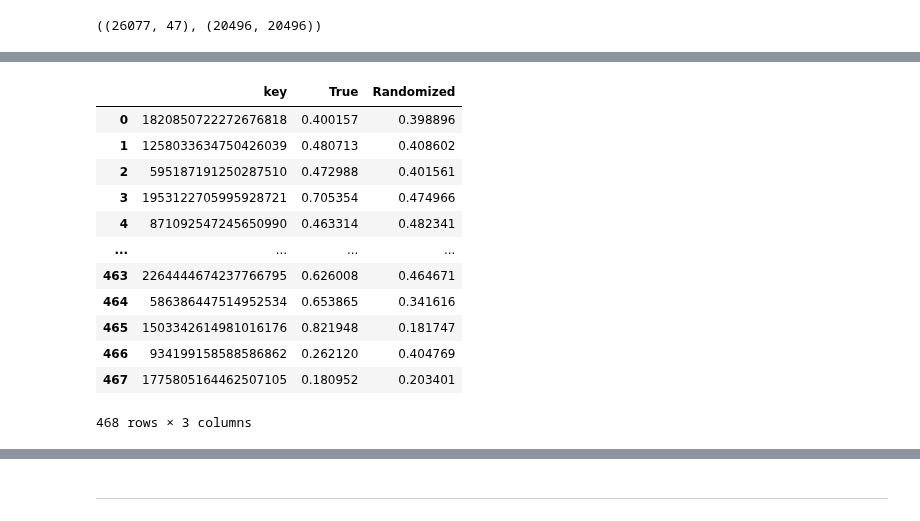
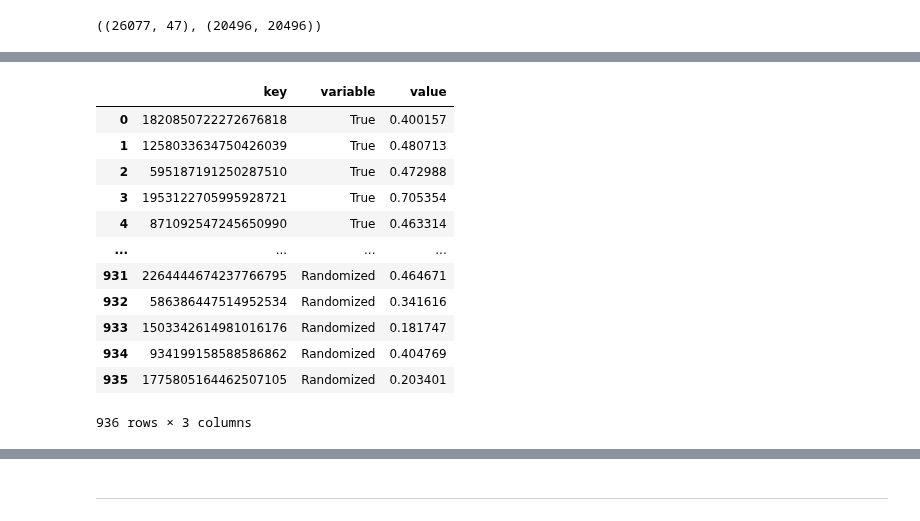
Before and after one commit to samsledje/philharmonic, a Jupyter notebook: nb/04_gene_expression_analysis.ipynb, the cells around one changed output, grey strips where cells are left out. Saved outputs shown, nothing was run; the diff lists cells and outputs as text; code cells hidden in the pictures.

```diff
--- a/nb/04_gene_expression_analysis.ipynb
+++ b/nb/04_gene_expression_analysis.ipynb
@@ -166,5 +166,5 @@ logger.info(f"Removed {len(removed_proteins)} proteins from the expression data,
 # %%
-def extract_cluster_correlations(cluster_members, correlation_df, summary_func=None):
+def extract_cluster_correlations(cluster_members, correlation_df, summary_func=None, dataframe=False):
     """
     Extract the lower diagonal of pairwise correlations for a set of genes.
 
@@ -181,6 +181,8 @@ def extract_cluster_correlations(cluster_members, correlation_df, summary_func=N
     ]
     if summary_func:
         return summary_func(cluster_correlations)
+    elif dataframe:
+        return correlation_df.loc[members, members]
     else:
         return cluster_correlations
 
@@ -218,18 +220,18 @@ cluster_corr_df = pd.DataFrame(
     }
 )
 # %%
-cluster_corr_df
+cluster_corr_df.melt("key")
 # %% [output]
-|  | key | True | Randomized |
-| 0 | 1820850722272676818 | 0.400157 | 0.398896 |
-| 1 | 1258033634750426039 | 0.480713 | 0.408602 |
-| 2 | 595187191250287510 | 0.472988 | 0.401561 |
-| 3 | 1953122705995928721 | 0.705354 | 0.474966 |
-| 4 | 871092547245650990 | 0.463314 | 0.482341 |
+|  | key | variable | value |
+| 0 | 1820850722272676818 | True | 0.400157 |
+| 1 | 1258033634750426039 | True | 0.480713 |
+| 2 | 595187191250287510 | True | 0.472988 |
+| 3 | 1953122705995928721 | True | 0.705354 |
+| 4 | 871092547245650990 | True | 0.463314 |
 | ... | ... | ... | ... |
-| 463 | 2264444674237766795 | 0.626008 | 0.464671 |
-| 464 | 586386447514952534 | 0.653865 | 0.341616 |
-| 465 | 1503342614981016176 | 0.821948 | 0.181747 |
-| 466 | 934199158588586862 | 0.262120 | 0.404769 |
-| 467 | 1775805164462507105 | 0.180952 | 0.203401 |
+| 931 | 2264444674237766795 | Randomized | 0.464671 |
+| 932 | 586386447514952534 | Randomized | 0.341616 |
+| 933 | 1503342614981016176 | Randomized | 0.181747 |
+| 934 | 934199158588586862 | Randomized | 0.404769 |
+| 935 | 1775805164462507105 | Randomized | 0.203401 |
-468 rows × 3 columns
+936 rows × 3 columns
```
Also changed, not shown: parts of 12 cells of this notebook, 5 other files.
